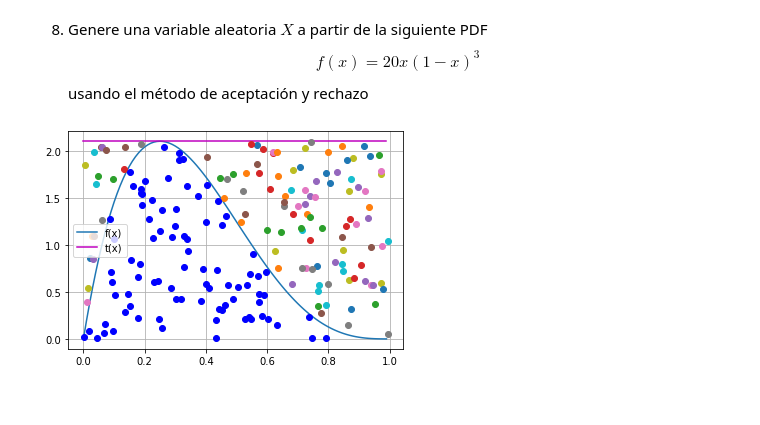
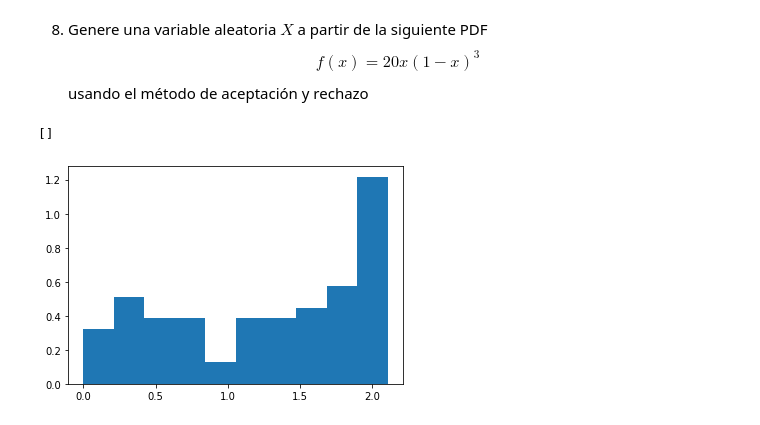
Before and after one commit to jessicambrizg/Tarea6_Daphne_Jessica, a Jupyter notebook: Tarea 6.ipynb, the cells around one changed output. Drawn from its saved outputs; the diff is of its cells as text; code cells hidden in the pictures.

```diff
--- a/Tarea 6.ipynb
+++ b/Tarea 6.ipynb
@@ -178,21 +187,31 @@ t(x) constante:  0.674
 8. Genere una variable aleatoria $X$ a partir de la siguiente PDF
 $$f(x)=20x(1-x)^3$$
 usando el método de aceptación y rechazo
-# %%
-f = lambda x: 20*x*(1-x)**3
-a = f(opt.fmin(lambda x:-f(x),0,disp=False))
-t = lambda x: a*np.ones(len(x))
-x = np.arange(0,1,0.01)
-
-plt.plot(x,f(x),label='f(x)')
-plt.plot(x,t(x),color='m',label='t(x)')
-plt.grid()
-plt.legend()
-
-n = 200
-r2 = np.random.rand(n)
-r1 = np.random.rand(n)
-
-Acep_rechazo(r2,r1,f,t)
-# %% [output]
-[figure, removed]
+# %%
+def fun_aceptacion_rechazo(R2:'Variables distribuidas U~U(0,1)',
+                 R1:'Variables distribuidas como g(x)',
+                 f:'funcion objetivo a generar',
+                 t:'función que mayor a f'):
+    fx = f(R1)
+    tx = t(R1)
+    condicion = np.multiply(R2,tx)<=fx
+    acept=[]
+    for i in range(len(R1)):
+        if condicion[i]:
+            acept.append(R1[i])
+        else:
+            pass
+    return acept
+# %%
+R1_f = lambda u: 20*x*(1-x)**3
+x = np.arange(0,1,0.01)
+N=100
+U = np.random.rand(N)
+z = R1_f(U)
+R2=np.random.rand(N)
+R1 = z
+plt.hist(fun_aceptacion_rechazo(R2,R1,f,t), bins=10, density=True)
+plt.plot()
+# %% [output]
+[]
+[figure, added]
```
Also changed, not shown: parts of 4 cells of this notebook.
